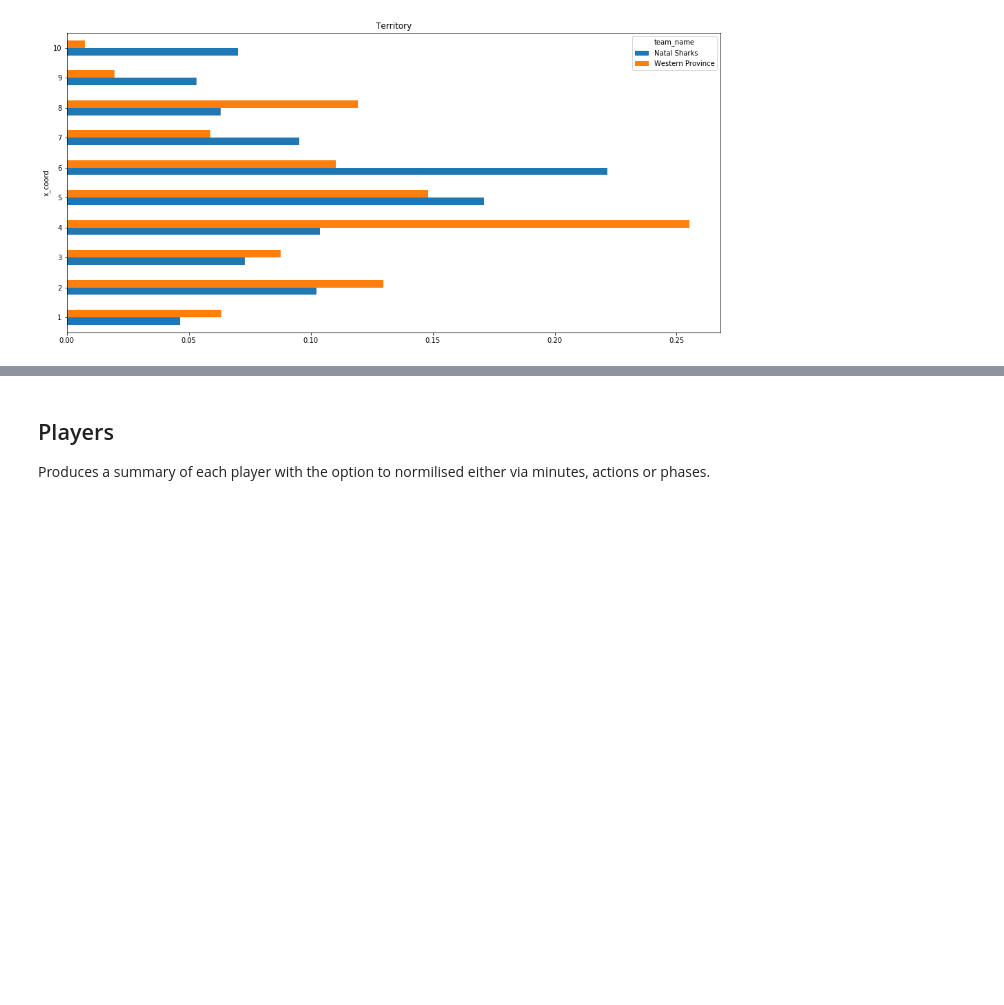
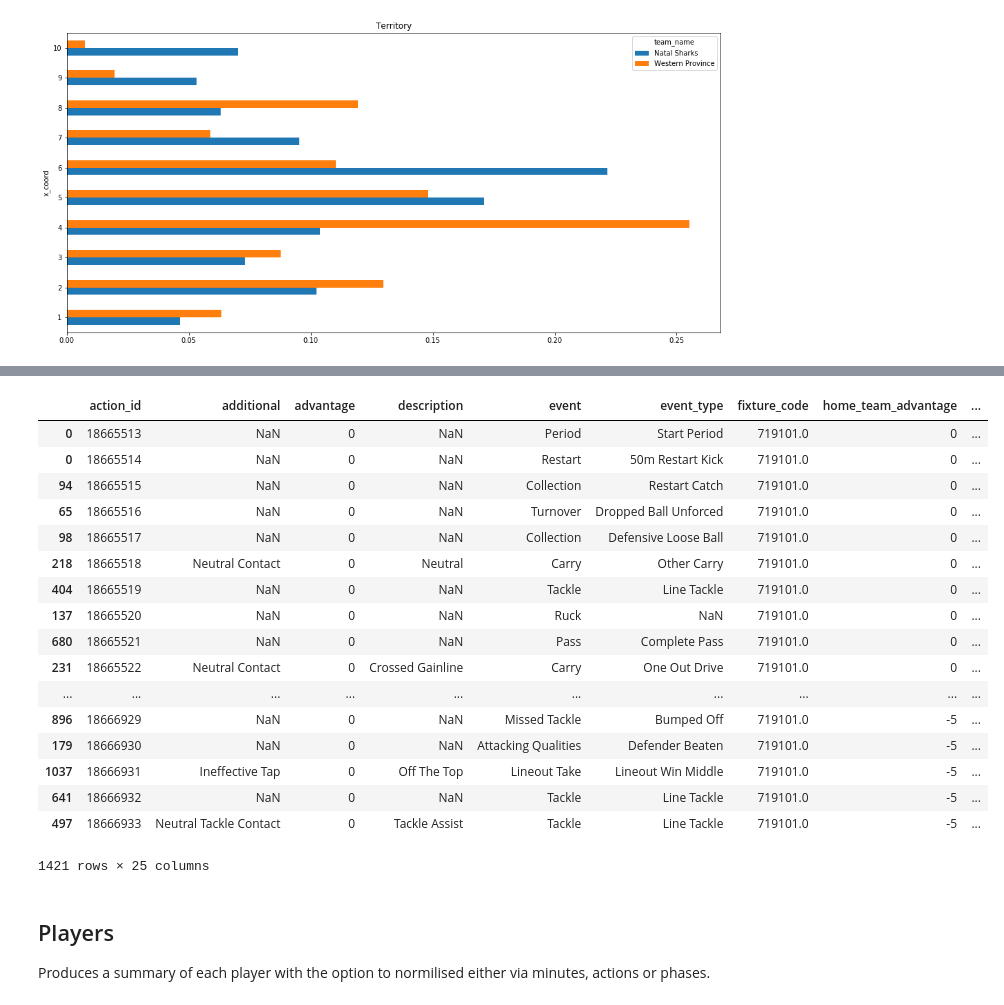
Before and after one commit to jlondal/pyrugga, a Jupyter notebook: jupyter/tuts/Getting Started.ipynb, the cells around one changed output, grey strips where cells are left out. Drawn from its saved outputs; the diff is of its cells as text; code cells hidden in the pictures; blank space fills up the shorter version.

```diff
--- a/jupyter/tuts/Getting Started.ipynb
+++ b/jupyter/tuts/Getting Started.ipynb
@@ -228,3 +230,24 @@ df.heat_map()
+# %%
+df.events
+# %% [output]
+|  | action_id | additional | advantage | description | event | event_type | fixture_code | home_team_advantage | ... |
+| 0 | 18665513 | NaN | 0 | NaN | Period | Start Period | 719101.0 | 0 | ... |
+| 0 | 18665514 | NaN | 0 | NaN | Restart | 50m Restart Kick | 719101.0 | 0 | ... |
+| 94 | 18665515 | NaN | 0 | NaN | Collection | Restart Catch | 719101.0 | 0 | ... |
+| 65 | 18665516 | NaN | 0 | NaN | Turnover | Dropped Ball Unforced | 719101.0 | 0 | ... |
+| 98 | 18665517 | NaN | 0 | NaN | Collection | Defensive Loose Ball | 719101.0 | 0 | ... |
+| 218 | 18665518 | Neutral Contact | 0 | Neutral | Carry | Other Carry | 719101.0 | 0 | ... |
+| 404 | 18665519 | NaN | 0 | NaN | Tackle | Line Tackle | 719101.0 | 0 | ... |
+| 137 | 18665520 | NaN | 0 | NaN | Ruck | NaN | 719101.0 | 0 | ... |
+| 680 | 18665521 | NaN | 0 | NaN | Pass | Complete Pass | 719101.0 | 0 | ... |
+| 231 | 18665522 | Neutral Contact | 0 | Crossed Gainline | Carry | One Out Drive | 719101.0 | 0 | ... |
+| ... | ... | ... | ... | ... | ... | ... | ... | ... | ... |
+| 896 | 18666929 | NaN | 0 | NaN | Missed Tackle | Bumped Off | 719101.0 | -5 | ... |
+| 179 | 18666930 | NaN | 0 | NaN | Attacking Qualities | Defender Beaten | 719101.0 | -5 | ... |
+| 1037 | 18666931 | Ineffective Tap | 0 | Off The Top | Lineout Take | Lineout Win Middle | 719101.0 | -5 | ... |
+| 641 | 18666932 | NaN | 0 | NaN | Tackle | Line Tackle | 719101.0 | -5 | ... |
+| 497 | 18666933 | Neutral Tackle Contact | 0 | Tackle Assist | Tackle | Line Tackle | 719101.0 | -5 | ... |
+1421 rows × 25 columns
 # %% [markdown]
 ## Players
 
```
Also changed, not shown: parts of 8 cells of this notebook, 1 other file.
